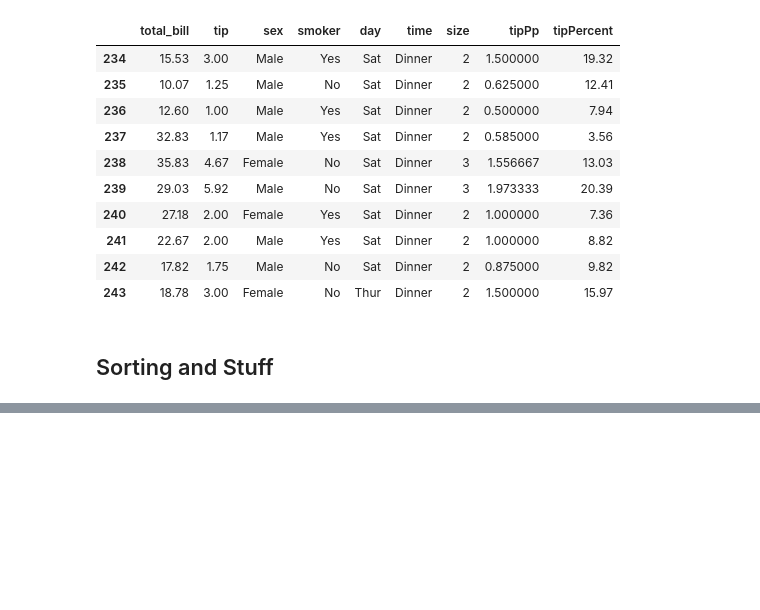
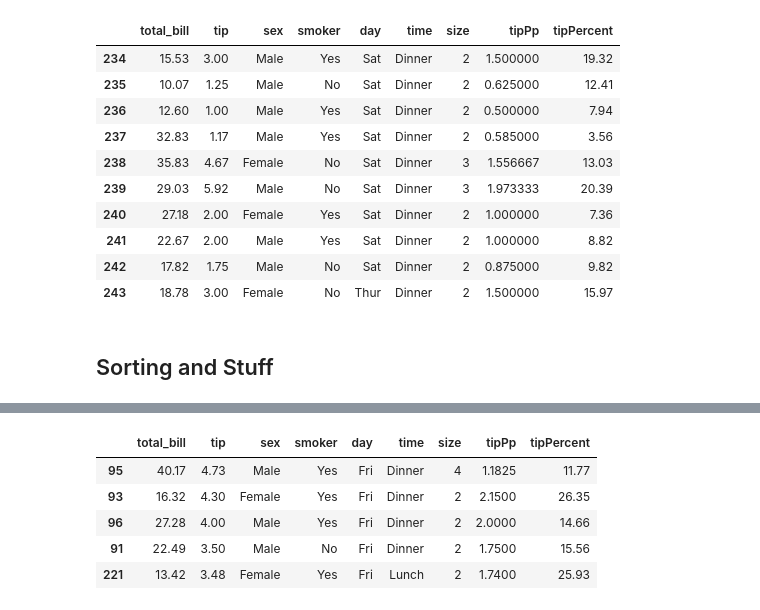
Before and after one commit to Dzithendo31/PythonCourse, a Jupyter notebook: day16pandas.ipynb, the cells around one changed output, grey strips where cells are left out. Saved outputs shown, nothing was run; the diff lists cells and outputs as text; code cells hidden in the pictures; blank space fills up the shorter version.

```diff
--- a/day16pandas.ipynb
+++ b/day16pandas.ipynb
@@ -170,0 +188,11 @@ tips_df.sort_values(by='total_bill',ascending=False)
+# %%
+#Get the rows where person's have tipped more than R10
+tipsFri = tips_df[tips_df['day']=='Fri'][tips_df['tip']>3]
+tipsFri.sort_values(by='tip',ascending=False).head(5)
+# %% [output]
+|  | total_bill | tip | sex | smoker | day | time | size | tipPp | tipPercent |
+| 95 | 40.17 | 4.73 | Male | Yes | Fri | Dinner | 4 | 1.1825 | 11.77 |
+| 93 | 16.32 | 4.30 | Female | Yes | Fri | Dinner | 2 | 2.1500 | 26.35 |
+| 96 | 27.28 | 4.00 | Male | Yes | Fri | Dinner | 2 | 2.0000 | 14.66 |
+| 91 | 22.49 | 3.50 | Male | No | Fri | Dinner | 2 | 1.7500 | 15.56 |
+| 221 | 13.42 | 3.48 | Female | Yes | Fri | Lunch | 2 | 1.7400 | 25.93 |
```
Also changed, not shown: parts of 20 cells of this notebook.
